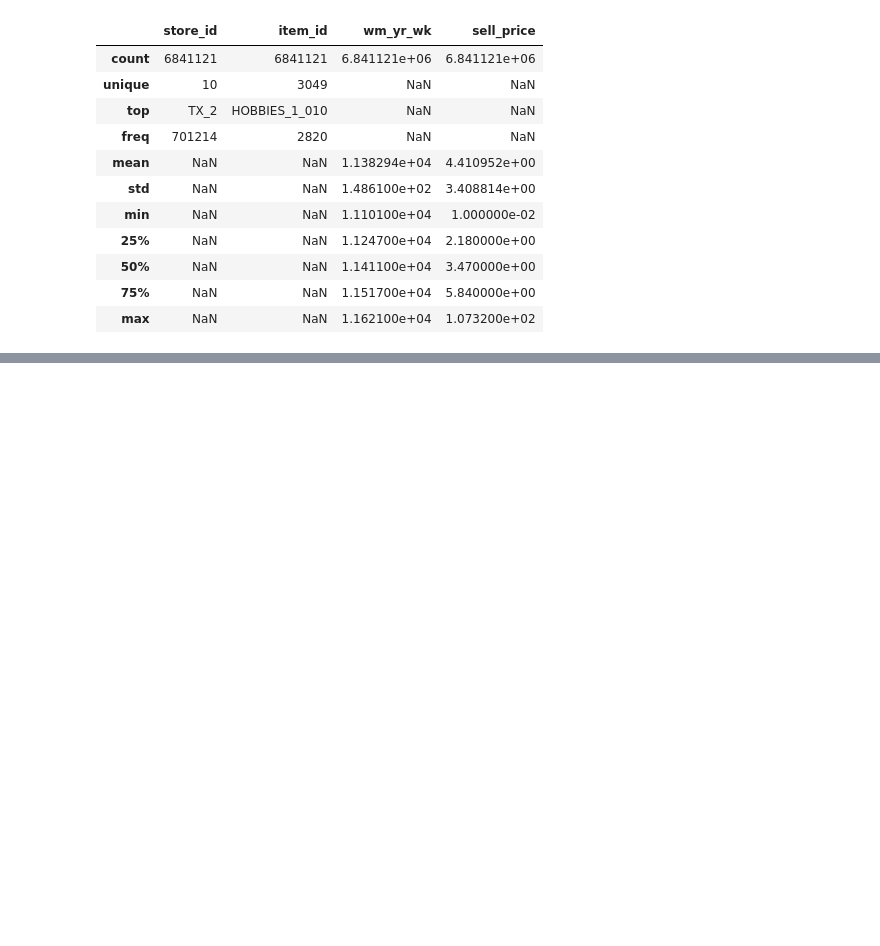
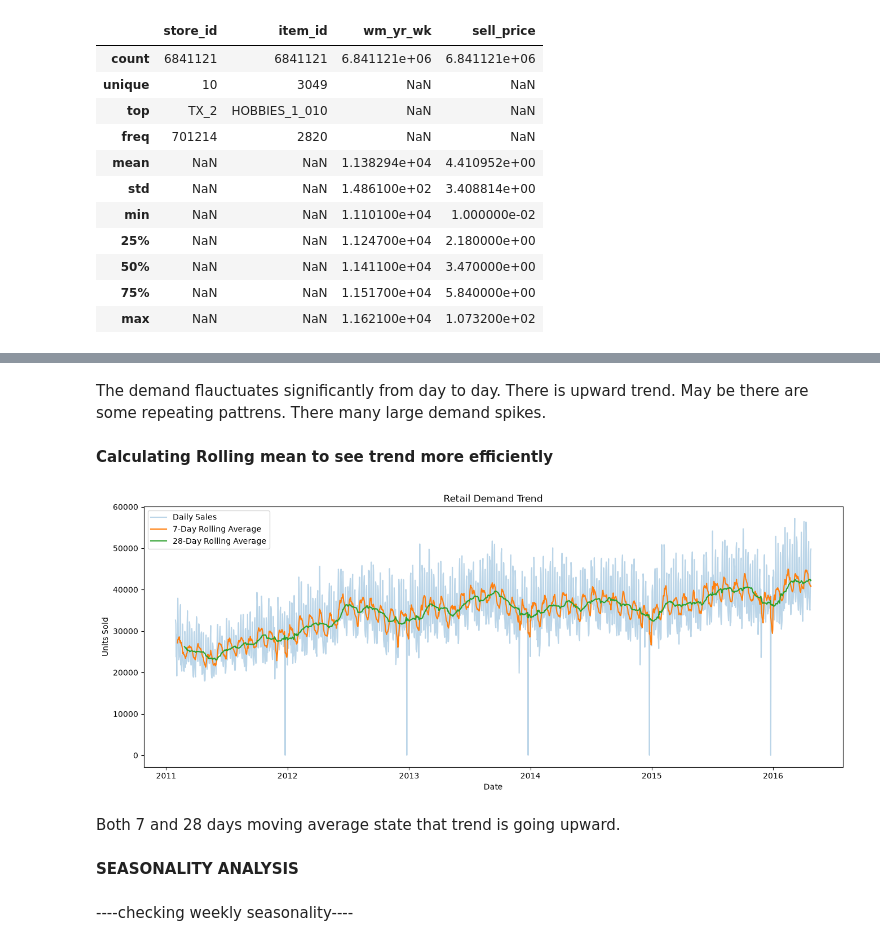
Before and after one commit to anchitkaushal/Retail_Demand_Forecasting_and_Fraud_Detection_System, a Jupyter notebook: notebooks/eda/eda_and_seasonality.ipynb, the cells around one changed output, grey strips where cells are left out. Saved outputs shown, nothing was run; the diff lists cells and outputs as text; code cells hidden in the pictures; blank space fills up the shorter version.

```diff
--- a/notebooks/eda/eda_and_seasonality.ipynb
+++ b/notebooks/eda/eda_and_seasonality.ipynb
@@ -251,0 +380,55 @@ sellprices.describe(include="all")
+# %% [markdown]
+The demand flauctuates significantly from day to day.
+There is upward trend.
+May be there are some repeating pattrens.
+There many large demand spikes.
+# %% [markdown]
+__Calculating Rolling mean to see trend more efficiently__
+# %%
+daily_sales_df["rolling_7"] = (
+    daily_sales_df["sales"]
+    .rolling(7)
+    .mean()
+)
+
+daily_sales_df["rolling_28"] = (
+    daily_sales_df["sales"]
+    .rolling(28)
+    .mean()
+)
+# %%
+plt.figure(figsize=(16, 6))
+
+plt.plot(
+    daily_sales_df["date"],
+    daily_sales_df["sales"],
+    alpha=0.3,
+    label="Daily Sales"
+)
+
+plt.plot(
+    daily_sales_df["date"],
+    daily_sales_df["rolling_7"],
+    label="7-Day Rolling Average"
+)
+
+plt.plot(
+    daily_sales_df["date"],
+    daily_sales_df["rolling_28"],
+    label="28-Day Rolling Average"
+)
+
+plt.title("Retail Demand Trend")
+plt.xlabel("Date")
+plt.ylabel("Units Sold")
+
+plt.legend()
+plt.show()
+# %% [output]
+[figure, added]
+# %% [markdown]
+Both 7 and 28 days moving average state that trend is going upward.
+# %% [markdown]
+__SEASONALITY ANALYSIS__
+# %% [markdown]
+----checking weekly seasonality----
```
Also changed, not shown: parts of 63 cells of this notebook, 2 other files.
